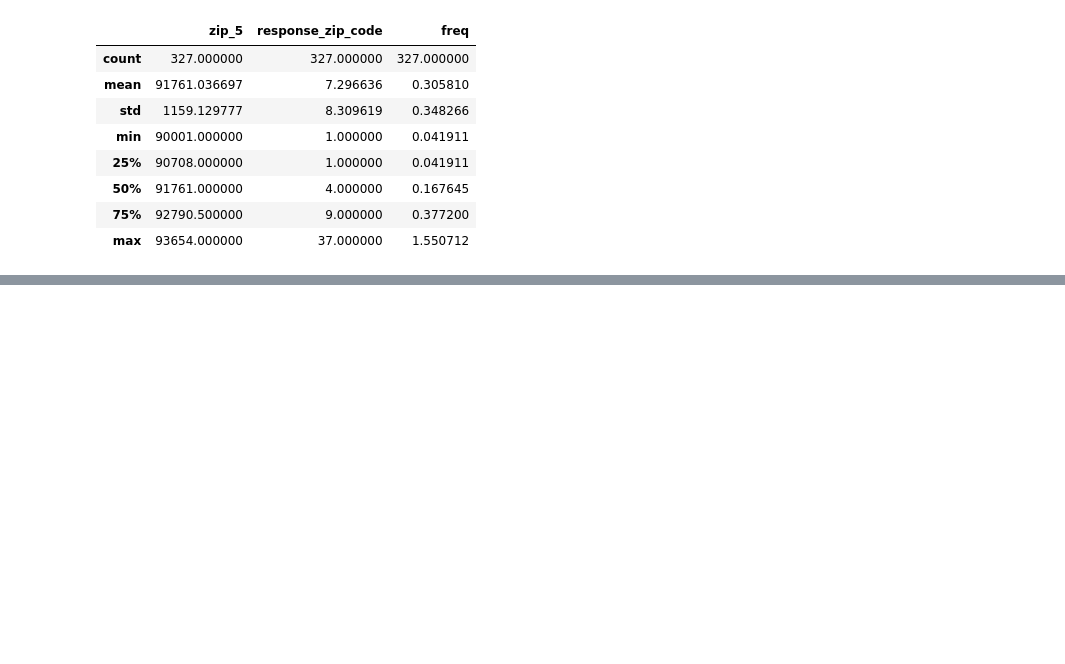
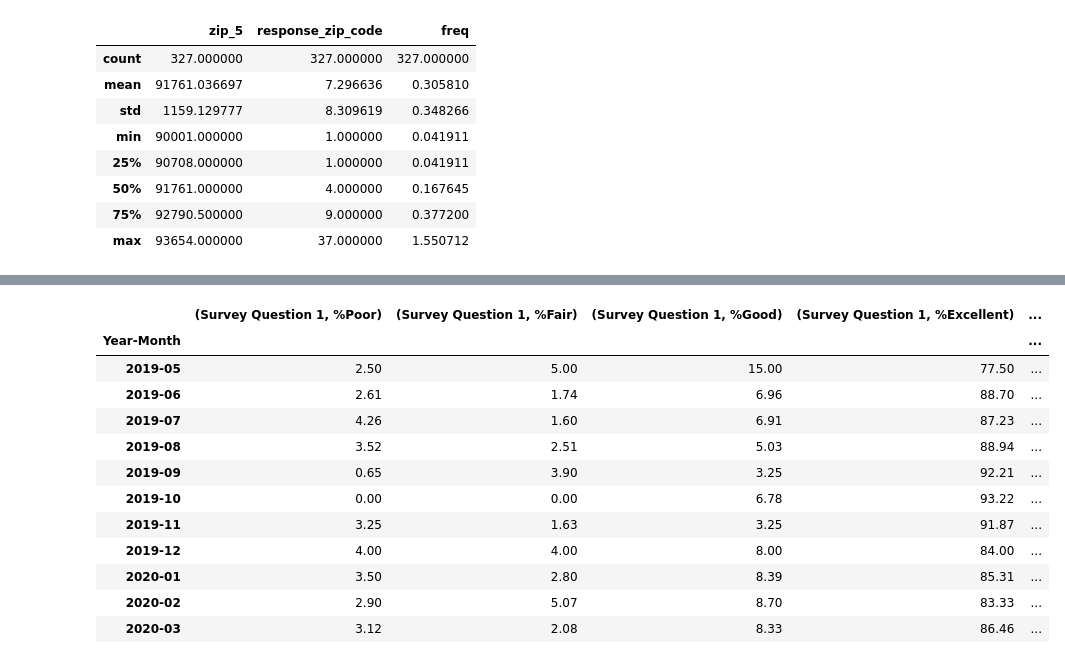
Before and after one commit to grantaguinaldo/bi-work, a Jupyter notebook: bi-work.ipynb, the cells around one changed output, grey strips where cells are left out. Drawn from its saved outputs; the diff is of its cells as text; code cells hidden in the pictures; blank space fills up the shorter version.

```diff
--- a/bi-work.ipynb
+++ b/bi-work.ipynb
@@ -211,0 +386,4 @@ df
+# %%
+#User-defined function to caluclate the percentage from each response in the Crosstab.
+def pct(x):
+    return 100*(x/x.sum())
@@ -211,0 +431,12 @@ df
+# %%
+#Calculate the netscore for Survey Question 2 and create a dataframe.
+netScore2 = 100*(dfsummary['surveyquestion2'][5] - (dfsummary['surveyquestion2'][3] +\
+            dfsummary['surveyquestion2'][2] + dfsummary['surveyquestion2'][1]))
+
+# Misc. formatting and renaming due to multi-index.
+dfnetscore2 = pd.DataFrame(netScore2).round(decimals=1)
+dfnetscore2['dateyrmo'] = dfnetscore2.index
+dfnetscore2.columns.values[0] = 'net_score_question_2'
+dfnetscore2.reset_index(drop=True)[['net_score_question_2']]
+dfnetscore2 = pd.DataFrame(dfnetscore2['net_score_question_2'])
+dfnetscore2.head()
@@ -211,0 +451,41 @@ df
+# %%
+# Join both `dfnetscore1` and `dfnetscore2` to create a single DataFrame.
+dfnetscore = dfnetscore1.join(dfnetscore2)
+dfnetscore.rename_axis(['Year-Month'], inplace=True)
+
+# Rename columns for final delivery so that it's interpretable.
+dfnetscore.rename(columns={'net_score_question_1': 'Net Score Question 1',
+                          'net_score_question_2': 'Net Score Question 1'}, level=0, inplace=True)
+# %%
+# Rename columns for final delivery so that it's interpretable.
+dfsummary.rename(columns={'surveyquestion1': 'Survey Question 1',
+                          'surveyquestion2': 'Survey Question 2'}, level=0, inplace=True)
+
+dfsummary.rename(columns={1: '%Poor',
+                          2: '%Fair',
+                          3: '%Good',
+                          5: '%Excellent'}, level=1, inplace=True)
+
+dfsummary.rename_axis(['Year-Month'], inplace=True)
+dfsummary.columns.names = ['Question', 'Responses']
+
+#Round final table to three decimals and store in new variable.
+dfsummary_round = dfsummary.round(decimals=2)
+# %%
+#Join both tables to produce a final table for delivery.
+warnings.filterwarnings('ignore')
+dfsummary_round.join(dfnetscore)
+# %% [output]
+|  | (Survey Question 1, %Poor) | (Survey Question 1, %Fair) | (Survey Question 1, %Good) | (Survey Question 1, %Excellent) | ... |
+| Year-Month |  |  |  |  | ... |
+| 2019-05 | 2.50 | 5.00 | 15.00 | 77.50 | ... |
+| 2019-06 | 2.61 | 1.74 | 6.96 | 88.70 | ... |
+| 2019-07 | 4.26 | 1.60 | 6.91 | 87.23 | ... |
+| 2019-08 | 3.52 | 2.51 | 5.03 | 88.94 | ... |
+| 2019-09 | 0.65 | 3.90 | 3.25 | 92.21 | ... |
+| 2019-10 | 0.00 | 0.00 | 6.78 | 93.22 | ... |
+| 2019-11 | 3.25 | 1.63 | 3.25 | 91.87 | ... |
+| 2019-12 | 4.00 | 4.00 | 8.00 | 84.00 | ... |
+| 2020-01 | 3.50 | 2.80 | 8.39 | 85.31 | ... |
+| 2020-02 | 2.90 | 5.07 | 8.70 | 83.33 | ... |
+| 2020-03 | 3.12 | 2.08 | 8.33 | 86.46 | ... |
```
Also changed, not shown: parts of 52 cells of this notebook.
